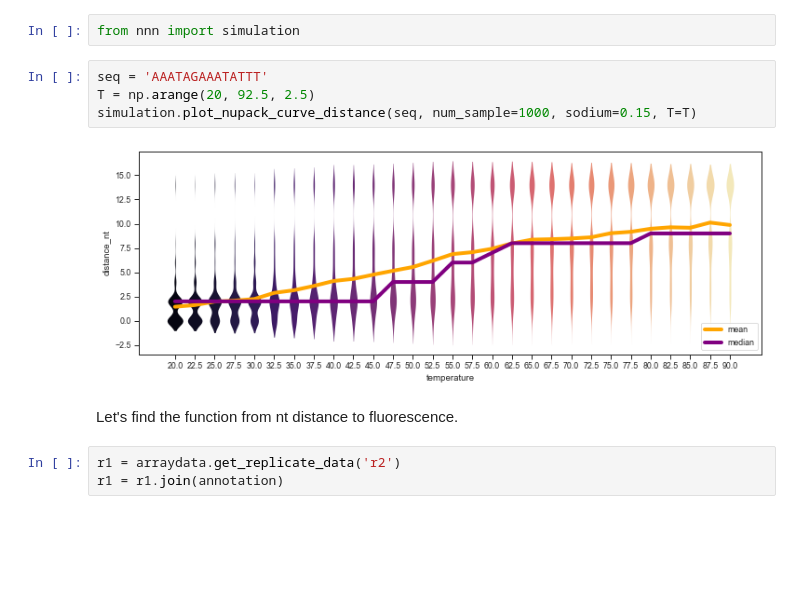
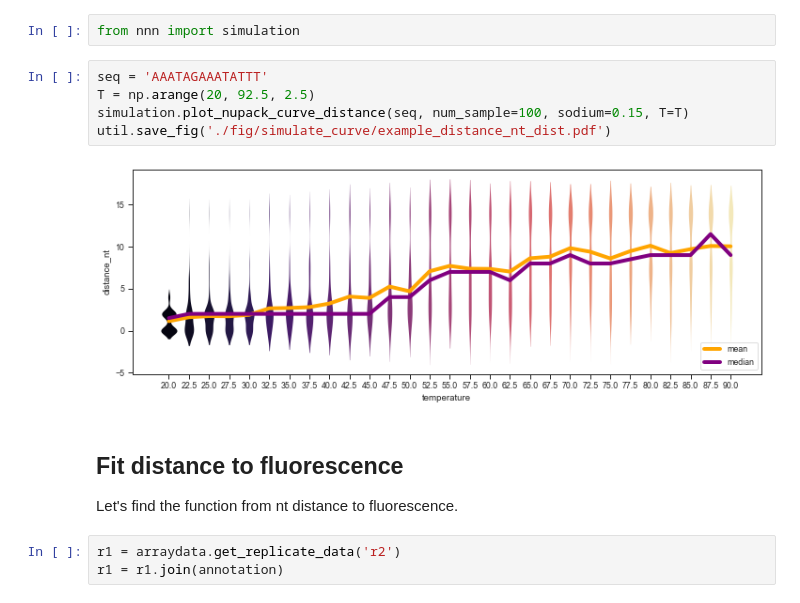
Before and after one commit to keyuxi/nnn_analysis, a Jupyter notebook: 220411_fluor_simulation.ipynb, the cells around one changed output. Drawn from its saved outputs; the diff is of its cells as text; blank space fills up the shorter version.

Commit message:
Add NUPACK curve simulation

```diff
--- a/220411_fluor_simulation.ipynb
+++ b/220411_fluor_simulation.ipynb
@@ -79,10 +79,12 @@ from nnn import simulation
 # %%
 seq = 'AAATAGAAATATTT'
 T = np.arange(20, 92.5, 2.5)
-simulation.plot_nupack_curve_distance(seq, num_sample=1000, sodium=0.15, T=T)
+simulation.plot_nupack_curve_distance(seq, num_sample=100, sodium=0.15, T=T)
+util.save_fig('./fig/simulate_curve/example_distance_nt_dist.pdf')
 # %% [output]
-[figure, old version]
+[figure, new version]
 # %% [markdown]
+## Fit distance to fluorescence
 Let's find the function from nt distance to fluorescence.
 # %%
 r1 = arraydata.get_replicate_data('r2')
```
Also changed, not shown: parts of 25 cells of this notebook, 3 other files.
